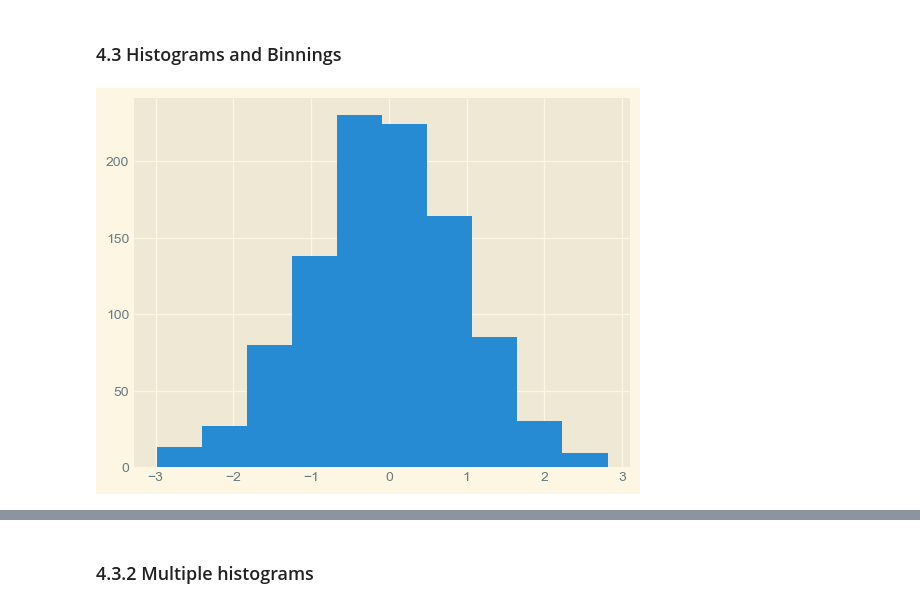
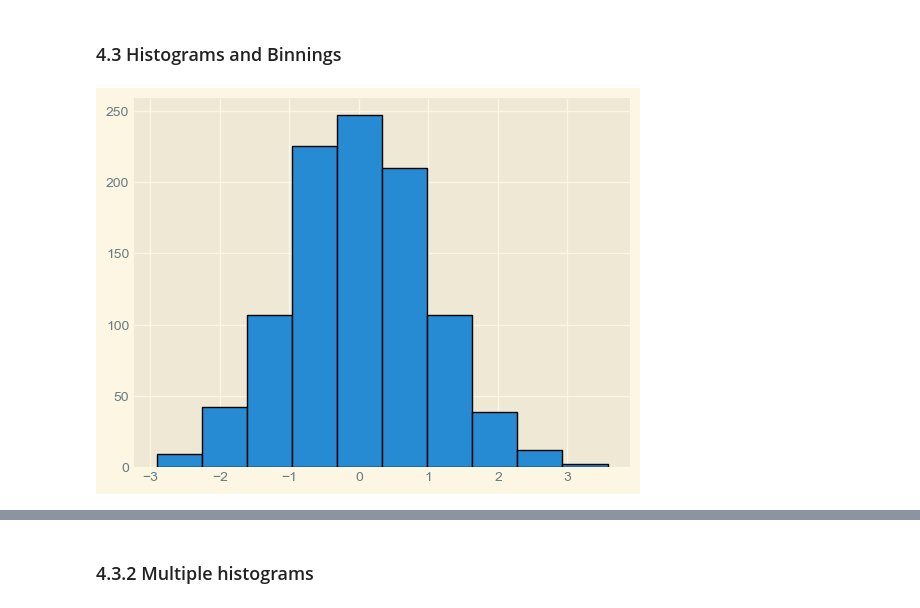
Before and after one commit to abhinav2805-ux/Data-Science, a Jupyter notebook: Data Analysis with python/Matplotlib in one video/matplotlib.ipynb, the cells around one changed output, grey strips where cells are left out. Cells and saved outputs as stored; diff of their text form; code cells hidden in the pictures.

```diff
--- a/Data Analysis with python/Matplotlib in one video/matplotlib.ipynb
+++ b/Data Analysis with python/Matplotlib in one video/matplotlib.ipynb
@@ -321,8 +326,8 @@ plt.show()
 # %%
 data = np.random.randn(1000)
 
-plt.hist(data)
+plt.hist(data,edgecolor = 'black')
 
 plt.show()
 # %% [output]
-[figure, old version]
+[figure, new version]
```
Also changed, not shown: parts of 20 cells of this notebook.
